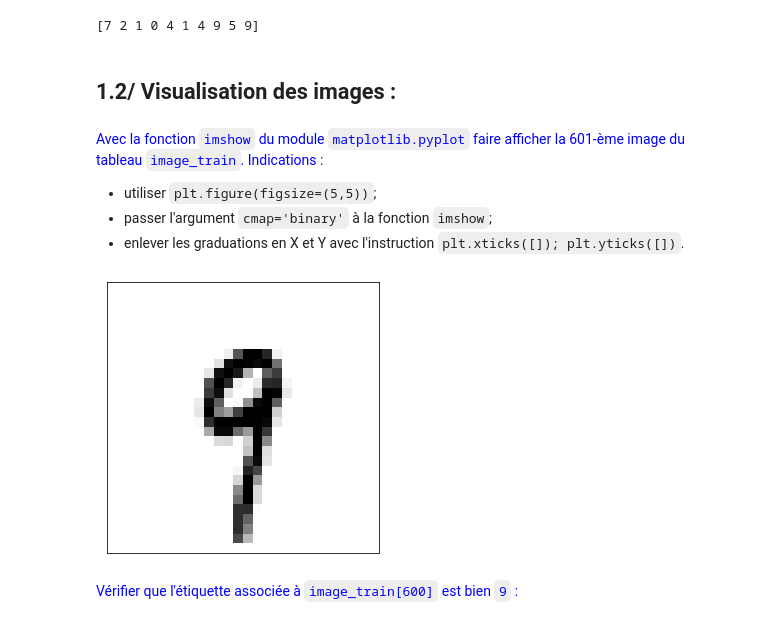
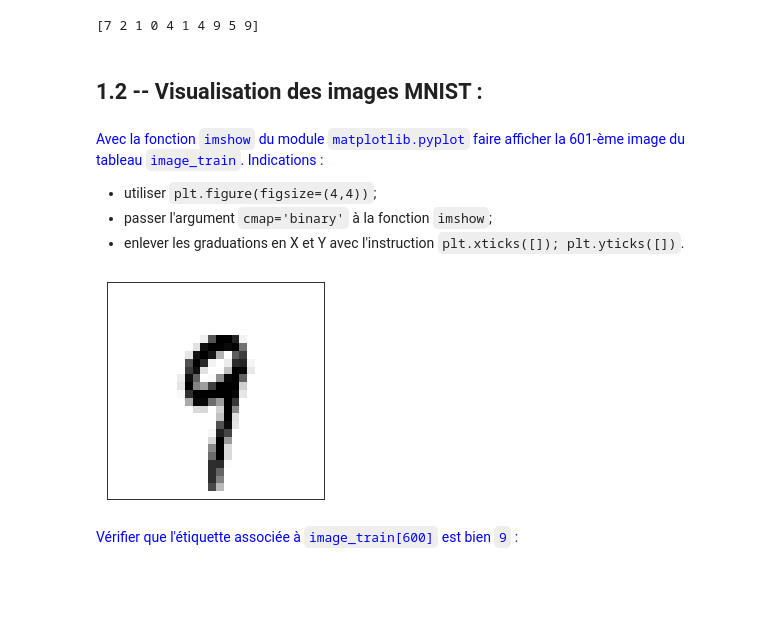
Before and after one commit to cjlux/Machine-Learning-MNIST, a Jupyter notebook: TP_MNIS_Keras_dense-soluce.ipynb, the cells around one changed output. Cells and saved outputs as stored; diff of their text form; code cells hidden in the pictures; blank space fills up the shorter version.

```diff
--- a/TP_MNIS_Keras_dense-soluce.ipynb
+++ b/TP_MNIS_Keras_dense-soluce.ipynb
@@ -160,20 +153,20 @@ print(etiq_test[:10])
 # %% [output]
 [7 2 1 0 4 1 4 9 5 9]
 # %% [markdown]
-## 1.2/ Visualisation des images  :
+## 1.2 -- Visualisation des images MNIST  :
 # %% [markdown]
 <span style="color:blue;font-family:arial;">Avec la fonction `imshow` du module `matplotlib.pyplot` faire afficher la 601-ème image du tableau `image_train`. Indications :<br />
 
-- utiliser `plt.figure(figsize=(5,5))`;<br />
+- utiliser `plt.figure(figsize=(4,4))`;<br />
 - passer l'argument `cmap='binary'` à la fonction `imshow`;<br/>
 - enlever les graduations en X et Y avec l'instruction  `plt.xticks([]); plt.yticks([])`.</span>
 # %%
-plt.figure(figsize=(5,5))
+plt.figure(figsize=(4,4))
 import matplotlib.pyplot as plt
 plt.imshow(image_train[600],cmap='binary')
 plt.xticks([]) ; plt.yticks([]);
 # %% [output]
-[figure, old version]
+[figure, new version]
 # %% [markdown]
 <span style="color:blue;font-family:arial">Vérifier que l'étiquette associée à `image_train[600]` est bien `9` :</span>
 # %%
```
Also changed, not shown: parts of 63 cells of this notebook, 9 other files.
